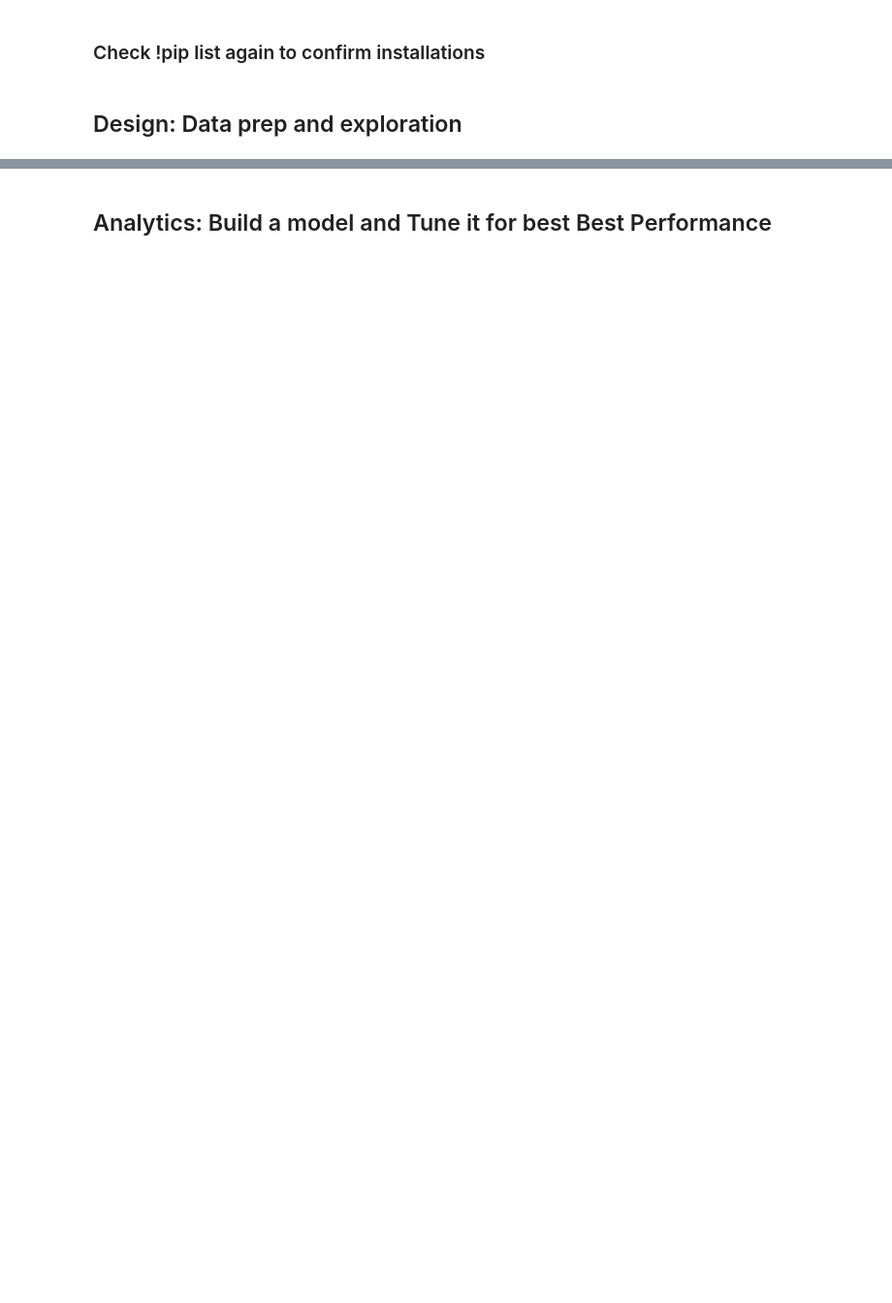
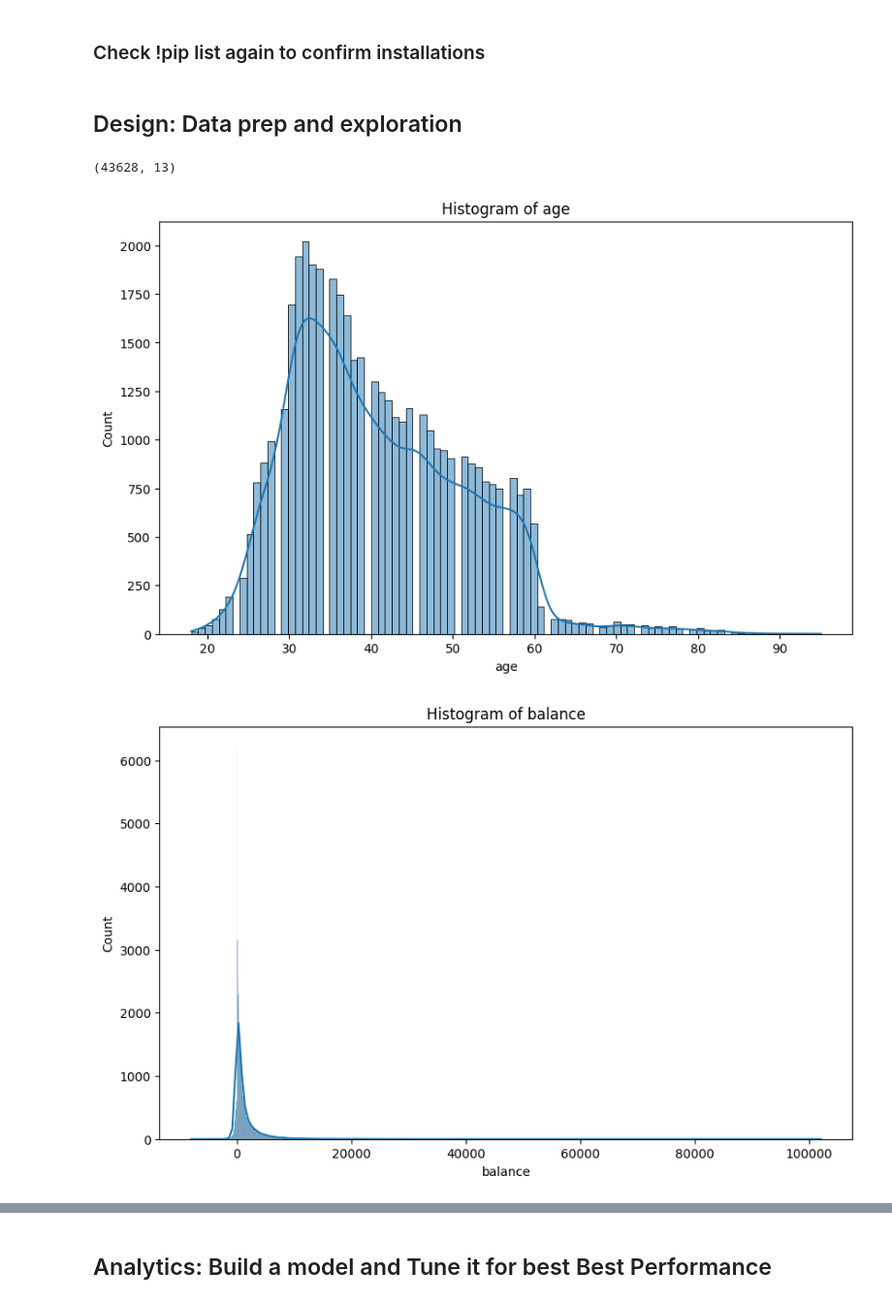
Before and after one commit to Themikeyway/ds1001_final, a Jupyter notebook: ds1001_final/notebooks/Final_Project_Notebook.ipynb, the cells around one changed output, grey strips where cells are left out. Shown at 97% size. Drawn from its saved outputs; the diff is of its cells as text; code cells hidden in the pictures; blank space fills up the shorter version.

```diff
--- a/ds1001_final/notebooks/Final_Project_Notebook.ipynb
+++ b/ds1001_final/notebooks/Final_Project_Notebook.ipynb
@@ -75,16 +108,27 @@ from fairlearn.metrics import count, true_positive_rate, false_positive_rate, se
 # %% [markdown]
 ## Design: Data prep and exploration
 # %%
-"name your dataset" = pd.read_csv('your_dataset.csv') # the data is the data folder,
+import pandas as pd
+
+Michael_Peng = pd.read_csv('ds1001_final/ds1001_final/data/processed/bank_final.csv')
+
+Michael_Peng.shape
+
+# the data is the data folder,
 #you'll need to use the correct path to the dataset.
 
 # How many rows are in the dataframe? How many columns?
+# %% [output]
+(43628, 13)
 # %%
 # Explore the variables a bit more, create histograms for the numerics values and bar charts for the categorical.
 # Histograms for numeric variables
-numeric_columns = "xx".select_dtypes(include=['number']).columns
+numeric_columns = Michael_Peng.select_dtypes(include=['number']).columns
 for col in numeric_columns:
     plt.figure(figsize=(10, 6))
-    sns.histplot("xx"[col], kde=True)
+    sns.histplot(Michael_Peng[col], kde=True)
     plt.title(f'Histogram of {col}')
     plt.show()
+# %% [output]
+[figure, added]
+[figure, added]
```
Also changed, not shown: parts of 27 cells of this notebook.
